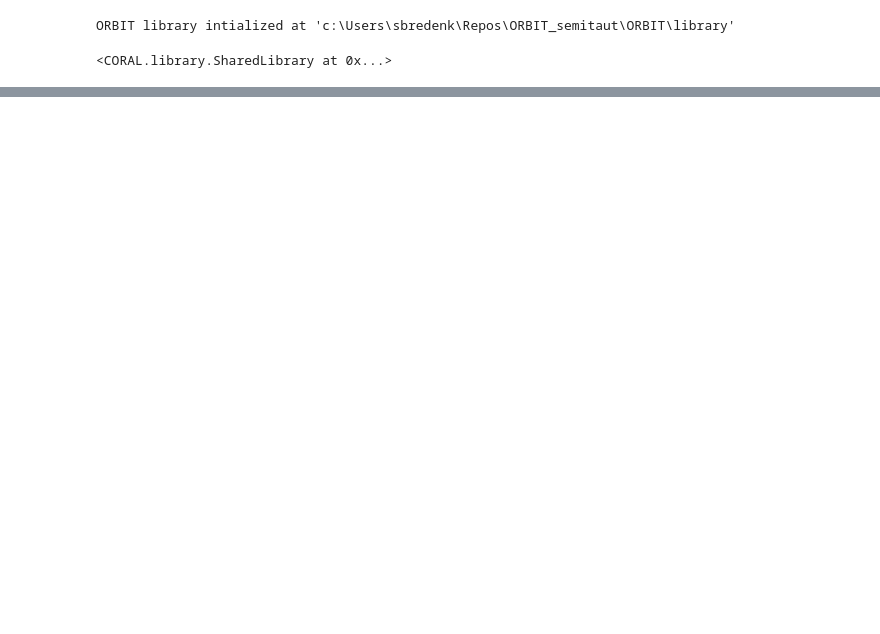
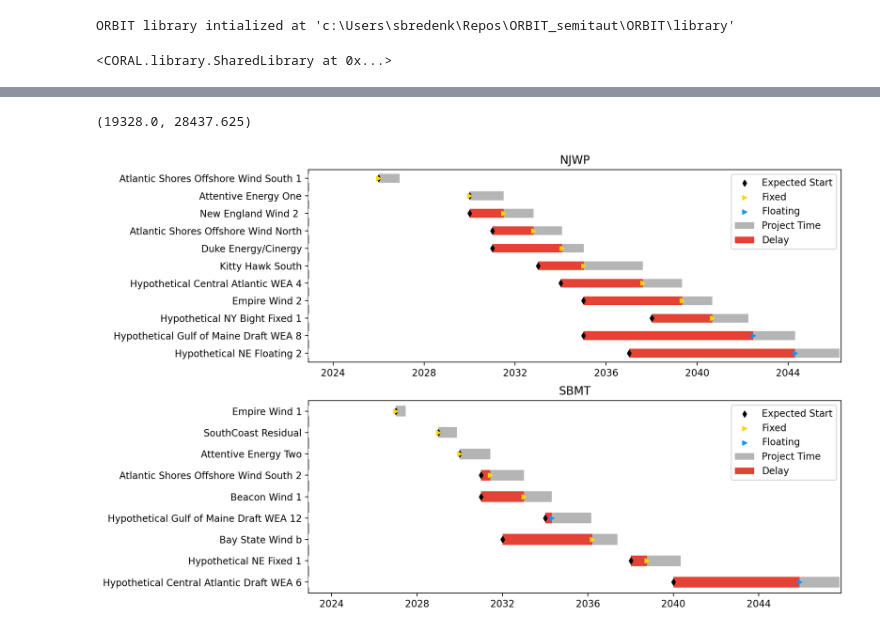
Before and after one commit to sbredenk/CORAL, a Jupyter notebook: run_gaps.ipynb, the cells around one changed output, grey strips where cells are left out. Drawn from its saved outputs; the diff is of its cells as text; code cells hidden in the pictures; blank space fills up the shorter version.

```diff
--- a/run_gaps.ipynb
+++ b/run_gaps.ipynb
@@ -105,0 +167,67 @@ plt.savefig('analysis/results/test_418_double.png')
+# %%
+df_ports = df.drop(columns=['index'])
+df_njwp = df_ports[df_ports['port'] == 'njwp'].reset_index(drop=True).reset_index()
+df_sbmt = df_ports[df_ports['port'] == 'sbmt'].reset_index(drop=True).reset_index()
+df_nb = df_ports[df_ports['port'] == 'new_bedford'].reset_index(drop=True).reset_index()
+df_nl = df_ports[df_ports['port'] == 'new_london'].reset_index(drop=True).reset_index()
+df_portsmouth = df_ports[df_ports['port'] == 'portsmouth'].reset_index(drop=True).reset_index()
+df_mat = df_ports[df_ports['port'] == 'tradepoint'].reset_index(drop=True).reset_index()
+# df_salem = df_ports[df_ports['port'] == 'salem'].reset_index(drop=True).reset_index()
+df_searsport = df_ports[df_ports['port'] == 'searsport'].reset_index(drop=True).reset_index()
+# %%
+fig = plt.figure(figsize=(10, 8), dpi=200)
+
+ax = fig.add_subplot(211)
+
+color_map = {
+    "fixed": "#FFD700",
+    "floating": "#069AF3",
+}
+
+df_njwp["Date Finished"].plot(kind="barh", ax=ax, zorder=4, label="Project Time", color='#B5B5B5')
+df_njwp["Date Started"].plot(kind="barh", color="#E34234", ax=ax, zorder=4, label="Delay")
+df_njwp["Date Initialized"].plot(kind='barh', ax=ax, zorder=4, label = "__nolabel__", color = 'w')
+
+df_njwp.plot(kind="scatter", x="Date Initialized", y="index", color='k', ax=ax, zorder=5, label="Expected Start", marker="d")
+
+groups = df_njwp.groupby("substructure")
+for name, group in groups:
+    group.plot(kind="scatter", x="Date Started", y="index", ax=ax, marker=">", c=color_map[name], zorder=5, label=name.capitalize())
+
+ax.set_xlabel("")
+ax.set_ylabel("")
+_ = ax.set_yticklabels(df_njwp['name'])
+ax.set_title("NJWP")
+
+ax.legend()
+
+ax.set_xlim(manager._start - dt.timedelta(days=30), df_njwp["Date Finished"].max() + dt.timedelta(days=30))
+
+ax = fig.add_subplot(212)
+
+color_map = {
+    "fixed": "#FFD700",
+    "floating": "#069AF3",
+}
+
+df_sbmt["Date Finished"].plot(kind="barh", ax=ax, zorder=4, label="Project Time", color='#B5B5B5')
+df_sbmt["Date Started"].plot(kind="barh", color="#E34234", ax=ax, zorder=4, label="Delay")
+df_sbmt["Date Initialized"].plot(kind='barh', ax=ax, zorder=4, label = "__nolabel__", color = 'w')
+
+df_sbmt.plot(kind="scatter", x="Date Initialized", y="index", color='k', ax=ax, zorder=5, label="Expected Start", marker="d")
+
+groups = df_sbmt.groupby("substructure")
+for name, group in groups:
+    group.plot(kind="scatter", x="Date Started", y="index", ax=ax, marker=">", c=color_map[name], zorder=5, label=name.capitalize())
+
+ax.set_xlabel("")
+ax.set_ylabel("")
+_ = ax.set_yticklabels(df_sbmt['name'])
+ax.set_title("SBMT")
+
+ax.legend()
+
+ax.set_xlim(manager._start - dt.timedelta(days=30), df_sbmt["Date Finished"].max() + dt.timedelta(days=30))
+# %% [output]
+(19328.0, 28437.625)
+[figure, added]
```
Also changed, not shown: parts of 8 cells of this notebook, 15 other files.
